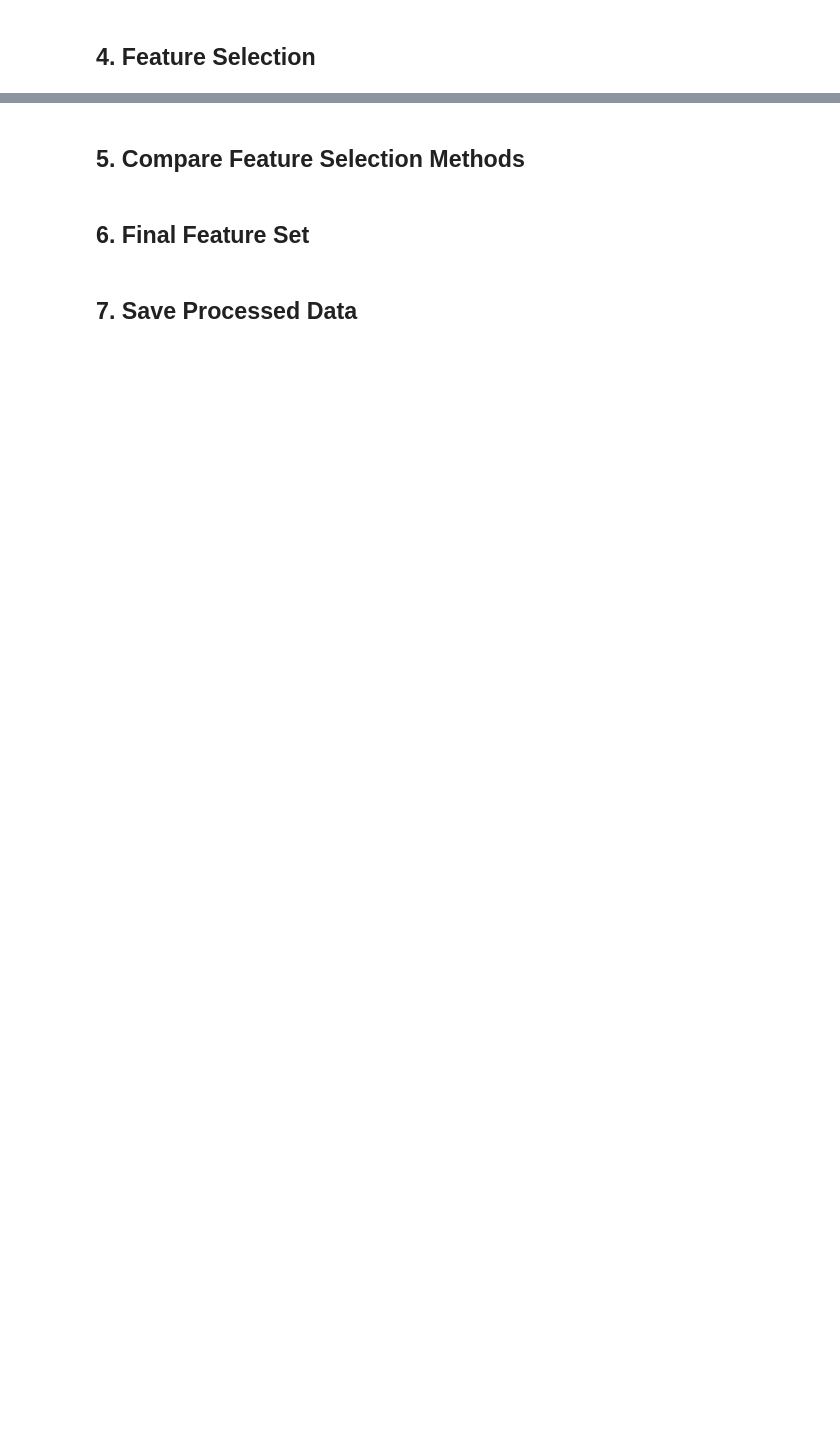
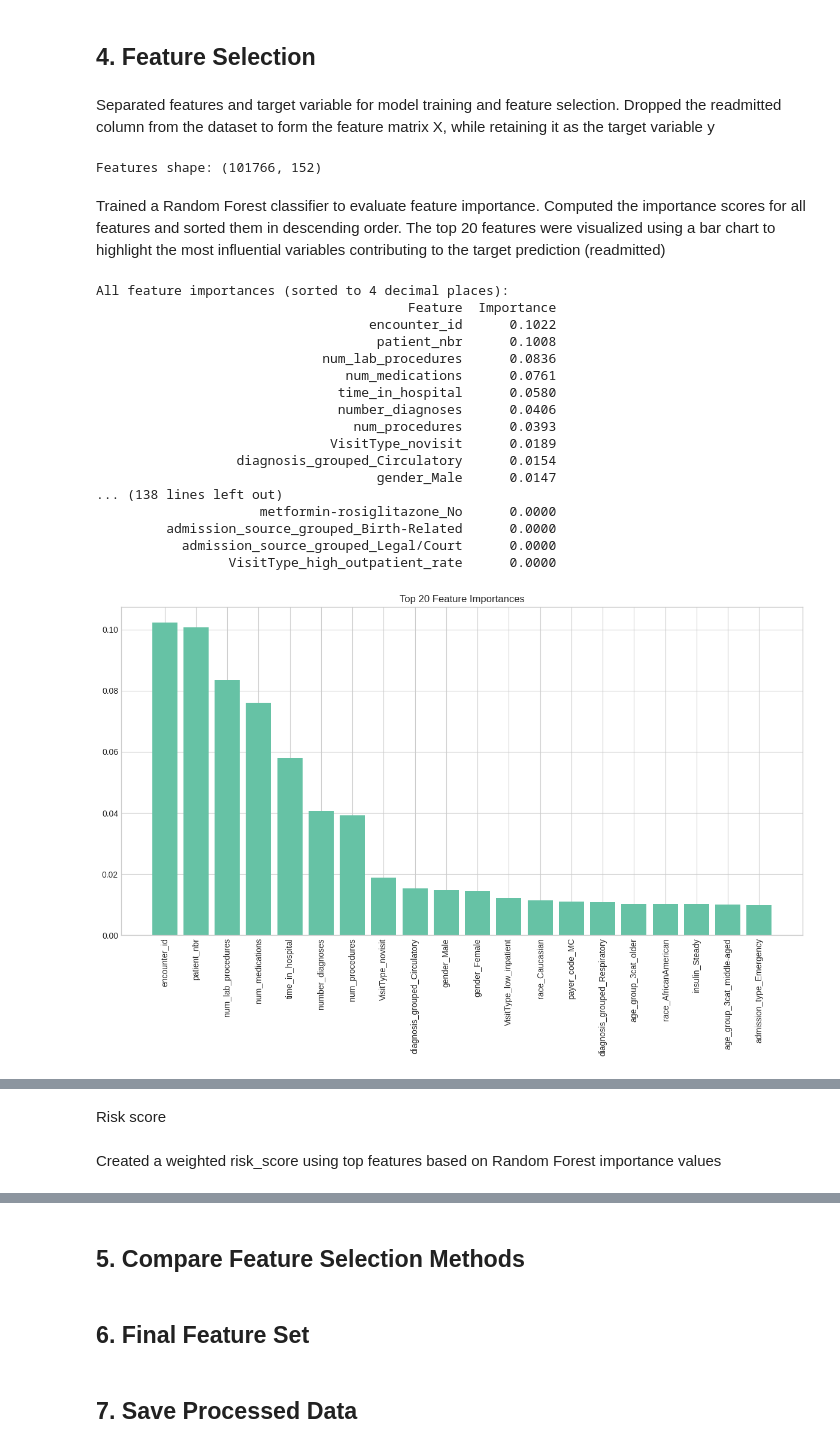
Before and after one commit to bgorai005/CNN, a Jupyter notebook: notebooks/02_feature_engineering.ipynb, the cells around one changed output, grey strips where cells are left out. Cells and saved outputs as stored; diff of their text form; code cells hidden in the pictures; blank space fills up the shorter version.

```diff
--- a/notebooks/02_feature_engineering.ipynb
+++ b/notebooks/02_feature_engineering.ipynb
@@ -151,0 +326,5 @@ data.drop(['discharge_disposition_id'], axis=1, inplace=True)
+# %%
+from sklearn.preprocessing import MinMaxScaler
+cols_to_normalize = ['time_in_hospital', 'num_lab_procedures', 'num_procedures', 'num_medications', 'number_diagnoses']
+scaler = MinMaxScaler()
+data[cols_to_normalize] = scaler.fit_transform(data[cols_to_normalize])
@@ -230,0 +415,11 @@ print(f"New features added: {data_encoded.shape[1] - data.shape[1]}")
+# %%
+# Step 1: Identify object columns, excluding 'readmitted'
+categorical_cols = data.select_dtypes(include='object').columns
+categorical_cols = categorical_cols.drop('readmitted')  # Exclude target
+
+# Step 2: Apply One-Hot Encoding
+data_encoded = pd.get_dummies(data, columns=categorical_cols, drop_first=False)
+
+# Step 3: Your target column 'readmitted' stays untouched
+print(data_encoded.shape)
+print(data_encoded.columns)
@@ -231,30 +431,76 @@ print(f"New features added: {data_encoded.shape[1] - data.shape[1]}")
 # %% [markdown]
 ## 4. Feature Selection
+# %% [markdown]
+Separated features and target variable for model training and feature selection. Dropped the readmitted column from the dataset to form the feature matrix X, while retaining it as the target variable y
 # %%
 # Prepare data for feature selection
 # Drop non-feature columns
-X = data_encoded.drop(columns=['patient_id', 'admission_date', 'discharge_date', 'readmission_30d', 'days_to_readmission'])
-y = data_encoded['readmission_30d']
+X = data_encoded.drop(columns=['readmitted'])
+y = data_encoded['readmitted']
 
 print(f"Features shape: {X.shape}")
+# %% [output]
+Features shape: (101766, 152)
+# %% [markdown]
+Trained a Random Forest classifier to evaluate feature importance. Computed the importance scores for all features and sorted them in descending order. The top 20 features were visualized using a bar chart to highlight the most influential variables contributing to the target prediction (readmitted)
 # %%
-# 4.1 Feature importance using Random Forest
+import pandas as pd
+import numpy as np
+import matplotlib.pyplot as plt
+from sklearn.ensemble import RandomForestClassifier
+
+# Train the model
 rf = RandomForestClassifier(n_estimators=100, random_state=42)
 rf.fit(X, y)
 
 # Get feature importances
 importances = rf.feature_importances_
 indices = np.argsort(importances)[::-1]
 
+# Create DataFrame of feature importances
+feature_importance_df = pd.DataFrame({
+    'Feature': X.columns,
+    'Importance': importances
+})
+
+# Round to 4 decimal places
+feature_importance_df['Importance'] = feature_importance_df['Importance'].round(4)
+
+# Sort descending
+feature_importance_df = feature_importance_df.sort_values(by='Importance', ascending=False)
+
+# Print all feature importances
+print("All feature importances (sorted to 4 decimal places):")
+print(feature_importance_df.to_string(index=False))
+
 # Plot the top 20 features
 plt.figure(figsize=(12, 8))
-plt.title('Feature Importances')
+plt.title('Top 20 Feature Importances')
 plt.bar(range(20), importances[indices][:20], align='center')
 plt.xticks(range(20), X.columns[indices][:20], rotation=90)
 plt.tight_layout()
 plt.show()
 
 # Print top 20 features
-print("Top 20 features by importance:")
+print("\nTop 20 features by importance:")
 for i in range(20):
     print(f"{i+1}. {X.columns[indices][i]}: {importances[indices][i]:.4f}")
+# %% [output]
+All feature importances (sorted to 4 decimal places):
+                                        Feature  Importance
+                                   encounter_id      0.1022
+                                    patient_nbr      0.1008
+                             num_lab_procedures      0.0836
+                                num_medications      0.0761
+                               time_in_hospital      0.0580
+                               number_diagnoses      0.0406
+                                 num_procedures      0.0393
+                              VisitType_novisit      0.0189
+                  diagnosis_grouped_Circulatory      0.0154
+                                    gender_Male      0.0147
+... (138 lines left out)
+                     metformin-rosiglitazone_No      0.0000
+         admission_source_grouped_Birth-Related      0.0000
+           admission_source_grouped_Legal/Court      0.0000
+                 VisitType_high_outpatient_rate      0.0000
+[figure, added]
@@ -260,0 +524,4 @@ for i in range(20):
+# %% [markdown]
+Risk score
+# %% [markdown]
+Created a weighted risk_score using top features based on Random Forest importance values
```
Also changed, not shown: parts of 39 cells of this notebook.
